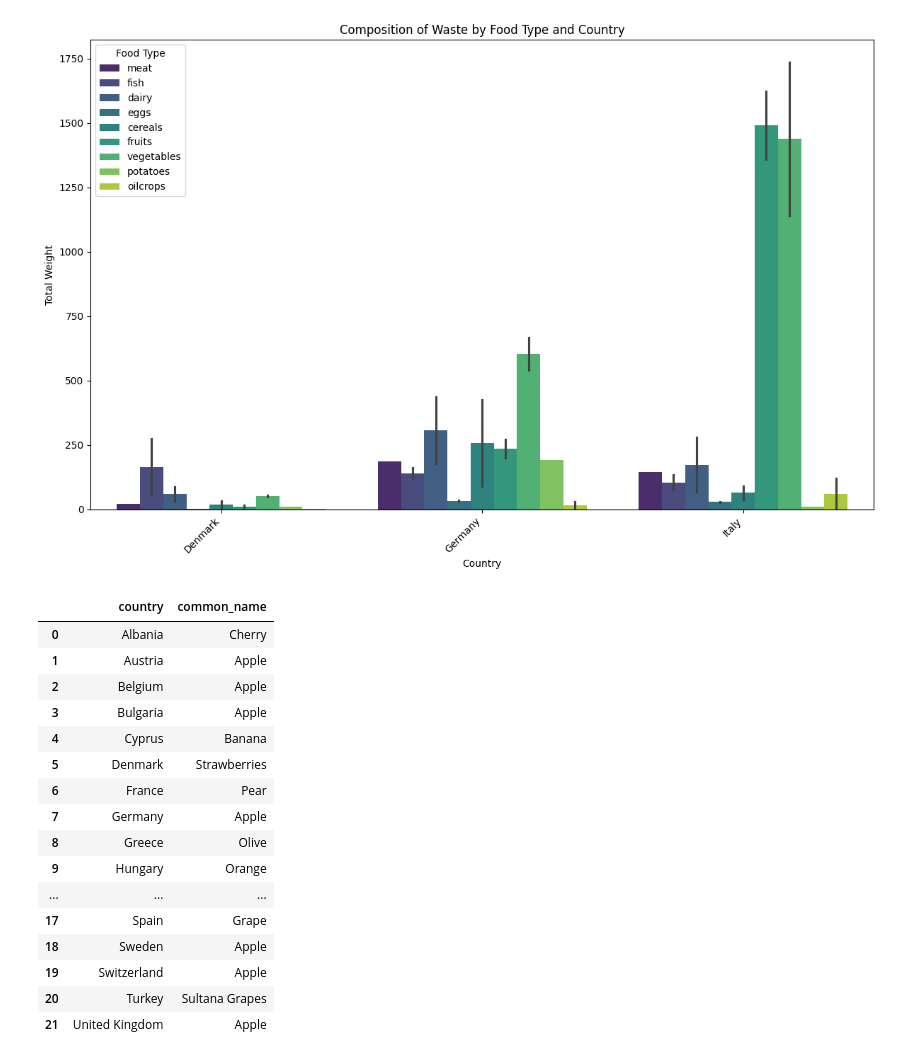
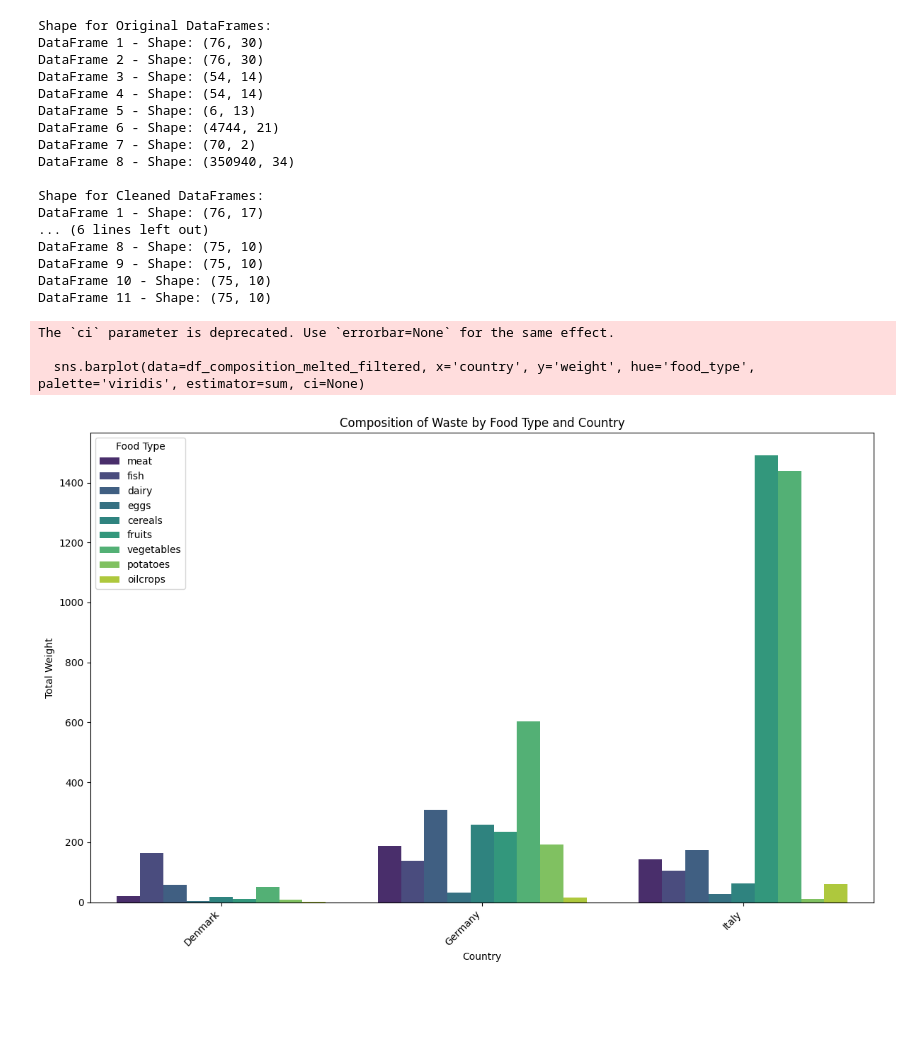
Before and after one commit to krantagat/food_waste_project, a Jupyter notebook: py_notebook/EDA.ipynb, the cells around one changed output. Drawn from its saved outputs; the diff is of its cells as text; code cells hidden in the pictures; blank space fills up the shorter version.

```diff
--- a/py_notebook/EDA.ipynb
+++ b/py_notebook/EDA.ipynb
@@ -176,42 +147,59 @@ Index(['country', 'common_name'], dtype='object')
+# %%
+# For original_df
+original_dfs = [df_waste_per_o, df_waste_cap_o, df_kilo_capita_o, df_tonne_o, df_composition_o, df_api_12_3_o, df_national_fruit_o, df_bq_keywords_o,]
+
+print("Shape for Original DataFrames:")
+for idx, df in enumerate(original_dfs):
+    print(f"DataFrame {idx+1} - Shape: {df.shape}")
+
+# For clean_df
+clean_dfs = [df_waste_per, df_waste_cap, df_kilo_cap, df_tonne_cap, df_composition, df_12_3_eu, df_national_fruit, df_severe_percent, df_severe_population, df_moderate_percent, df_moderate_population]
+
+print("\nShape for Cleaned DataFrames:")
+for idx, df in enumerate(clean_dfs):
+    print(f"DataFrame {idx+1} - Shape: {df.shape}")
+# %% [output]
+Shape for Original DataFrames:
+DataFrame 1 - Shape: (76, 30)
+DataFrame 2 - Shape: (76, 30)
+DataFrame 3 - Shape: (54, 14)
+DataFrame 4 - Shape: (54, 14)
+DataFrame 5 - Shape: (6, 13)
+DataFrame 6 - Shape: (4744, 21)
+DataFrame 7 - Shape: (70, 2)
+DataFrame 8 - Shape: (350940, 34)
+
+Shape for Cleaned DataFrames:
+DataFrame 1 - Shape: (76, 17)
+... (6 lines left out)
+DataFrame 8 - Shape: (75, 10)
+DataFrame 9 - Shape: (75, 10)
+DataFrame 10 - Shape: (75, 10)
+DataFrame 11 - Shape: (75, 10)
 # %%
-import seaborn as sns
-import matplotlib.pyplot as plt
 
 # Selecting only the required columns
-df_composition_selected = df_composition[['country', 'type', 'meat', 'fish', 'dairy', 'eggs', 'cereals', 'fruits', 'vegetables', 'potatoes', 'oilcrops']]
+df_composition_selected = df_composition[['country', 'meat', 'fish', 'dairy', 'eggs', 'cereals', 'fruits', 'vegetables', 'potatoes', 'oilcrops']]
 
 # Melt the DataFrame to long format for plotting
-df_composition_melted = df_composition_selected.melt(id_vars=['country', 'type'], var_name='food_type', value_name='weight')
+df_composition_melted = df_composition_selected.melt(id_vars='country', var_name='food_type', value_name='weight')
 
 # Filter out rows with 0 weights to improve visualization
 df_composition_melted_filtered = df_composition_melted[df_composition_melted['weight'] > 0]
 
+
 # Create stacked bar plot
 plt.figure(figsize=(12, 8))
-sns.barplot(data=df_composition_melted_filtered, x='country', y='weight', hue='food_type', palette='viridis', estimator=sum)
+sns.barplot(data=df_composition_melted_filtered, x='country', y='weight', hue='food_type', palette='viridis', estimator=sum, ci=None)
 plt.title('Composition of Waste by Food Type and Country')
 plt.xlabel('Country')
 plt.ylabel('Total Weight')
 plt.xticks(rotation=45, ha='right')
 plt.legend(title='Food Type', loc='upper left')
 plt.tight_layout()
 plt.show()
 # %% [output]
+The `ci` parameter is deprecated. Use `errorbar=None` for the same effect.
+
+  sns.barplot(data=df_composition_melted_filtered, x='country', y='weight', hue='food_type', palette='viridis', estimator=sum, ci=None)
-[figure, old version]
+[figure, new version]
-|  | country | common_name |
-| 0 | Albania | Cherry |
-| 1 | Austria | Apple |
-| 2 | Belgium | Apple |
-| 3 | Bulgaria | Apple |
-| 4 | Cyprus | Banana |
-| 5 | Denmark | Strawberries |
-| 6 | France | Pear |
-| 7 | Germany | Apple |
-| 8 | Greece | Olive |
-| 9 | Hungary | Orange |
-| ... | ... | ... |
-| 17 | Spain | Grape |
-| 18 | Sweden | Apple |
-| 19 | Switzerland | Apple |
-| 20 | Turkey | Sultana Grapes |
-| 21 | United Kingdom | Apple |
```
Also changed, not shown: parts of 7 cells of this notebook, 10 other files.
